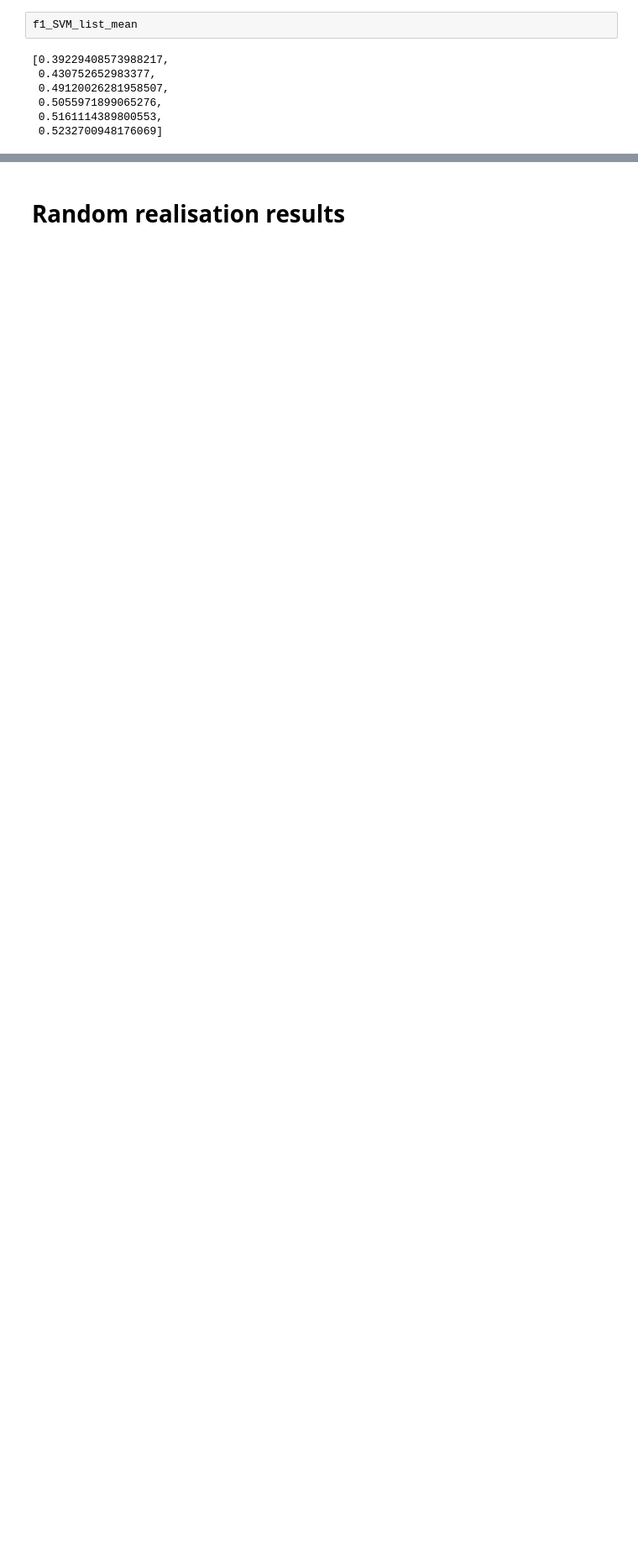
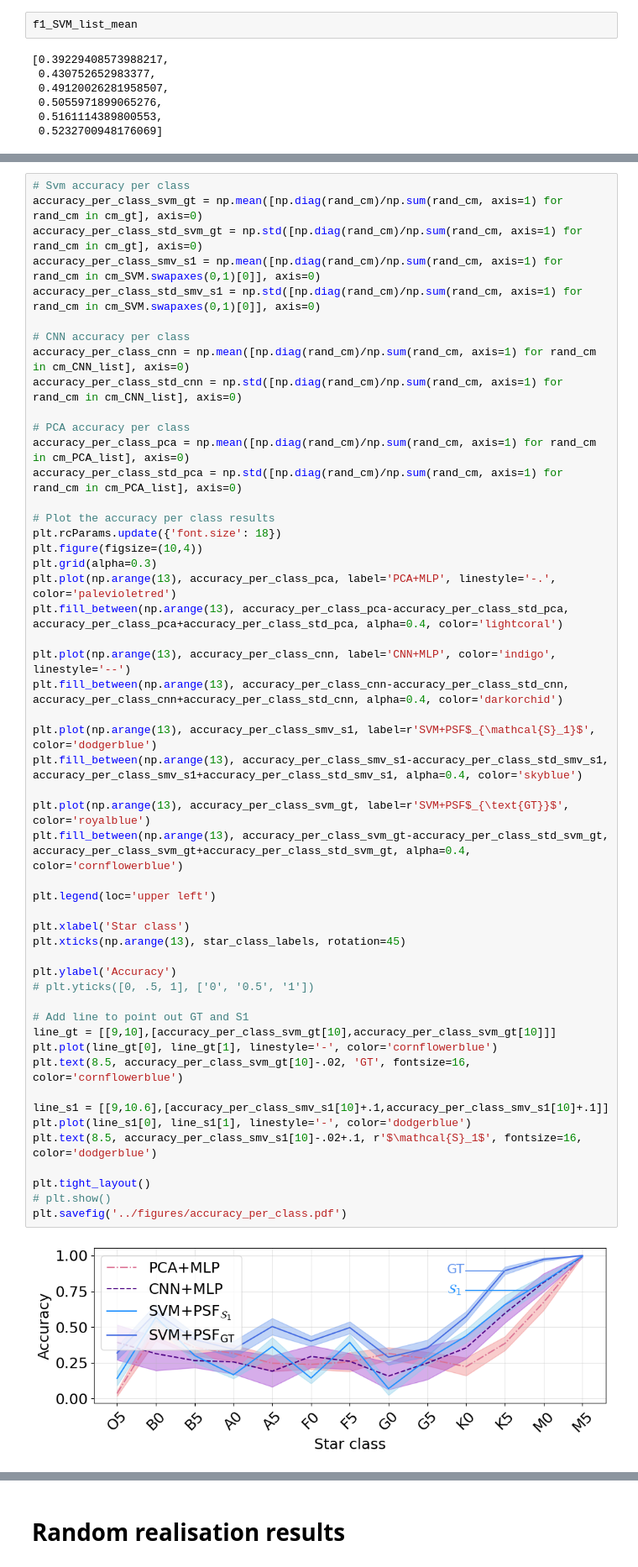
Before and after one commit to CentofantiEze/sed_spectral_classification, a Jupyter notebook: notebooks/classifiers/svm_classifier_data_002.ipynb, the cells around one changed output, grey strips where cells are left out. Shown at 84% size. Drawn from its saved outputs; the diff is of its cells as text; blank space fills up the shorter version.

```diff
--- a/notebooks/classifiers/svm_classifier_data_002.ipynb
+++ b/notebooks/classifiers/svm_classifier_data_002.ipynb
@@ -547,0 +577,53 @@ plt.savefig('../figures/f1_score.pdf')
+# %%
+# Svm accuracy per class
+accuracy_per_class_svm_gt = np.mean([np.diag(rand_cm)/np.sum(rand_cm, axis=1) for rand_cm in cm_gt], axis=0)
+accuracy_per_class_std_svm_gt = np.std([np.diag(rand_cm)/np.sum(rand_cm, axis=1) for rand_cm in cm_gt], axis=0)
+accuracy_per_class_smv_s1 = np.mean([np.diag(rand_cm)/np.sum(rand_cm, axis=1) for rand_cm in cm_SVM.swapaxes(0,1)[0]], axis=0)
+accuracy_per_class_std_smv_s1 = np.std([np.diag(rand_cm)/np.sum(rand_cm, axis=1) for rand_cm in cm_SVM.swapaxes(0,1)[0]], axis=0)
+
+# CNN accuracy per class
+accuracy_per_class_cnn = np.mean([np.diag(rand_cm)/np.sum(rand_cm, axis=1) for rand_cm in cm_CNN_list], axis=0)
+accuracy_per_class_std_cnn = np.std([np.diag(rand_cm)/np.sum(rand_cm, axis=1) for rand_cm in cm_CNN_list], axis=0)
+
+# PCA accuracy per class
+accuracy_per_class_pca = np.mean([np.diag(rand_cm)/np.sum(rand_cm, axis=1) for rand_cm in cm_PCA_list], axis=0)
+accuracy_per_class_std_pca = np.std([np.diag(rand_cm)/np.sum(rand_cm, axis=1) for rand_cm in cm_PCA_list], axis=0)
+
+# Plot the accuracy per class results
+plt.rcParams.update({'font.size': 18})
+plt.figure(figsize=(10,4))
+plt.grid(alpha=0.3)
+plt.plot(np.arange(13), accuracy_per_class_pca, label='PCA+MLP', linestyle='-.', color='palevioletred')
+plt.fill_between(np.arange(13), accuracy_per_class_pca-accuracy_per_class_std_pca, accuracy_per_class_pca+accuracy_per_class_std_pca, alpha=0.4, color='lightcoral')
+
+plt.plot(np.arange(13), accuracy_per_class_cnn, label='CNN+MLP', color='indigo', linestyle='--')
+plt.fill_between(np.arange(13), accuracy_per_class_cnn-accuracy_per_class_std_cnn, accuracy_per_class_cnn+accuracy_per_class_std_cnn, alpha=0.4, color='darkorchid')
+
+plt.plot(np.arange(13), accuracy_per_class_smv_s1, label=r'SVM+PSF$_{\mathcal{S}_1}$', color='dodgerblue')
+plt.fill_between(np.arange(13), accuracy_per_class_smv_s1-accuracy_per_class_std_smv_s1, accuracy_per_class_smv_s1+accuracy_per_class_std_smv_s1, alpha=0.4, color='skyblue')
+
+plt.plot(np.arange(13), accuracy_per_class_svm_gt, label=r'SVM+PSF$_{\text{GT}}$', color='royalblue')
+plt.fill_between(np.arange(13), accuracy_per_class_svm_gt-accuracy_per_class_std_svm_gt, accuracy_per_class_svm_gt+accuracy_per_class_std_svm_gt, alpha=0.4, color='cornflowerblue')
+
+plt.legend(loc='upper left')
+
+plt.xlabel('Star class')
+plt.xticks(np.arange(13), star_class_labels, rotation=45)
+
+plt.ylabel('Accuracy')
+# plt.yticks([0, .5, 1], ['0', '0.5', '1'])
+
+# Add line to point out GT and S1
+line_gt = [[9,10],[accuracy_per_class_svm_gt[10],accuracy_per_class_svm_gt[10]]]
+plt.plot(line_gt[0], line_gt[1], linestyle='-', color='cornflowerblue')
+plt.text(8.5, accuracy_per_class_svm_gt[10]-.02, 'GT', fontsize=16, color='cornflowerblue')
+
+line_s1 = [[9,10.6],[accuracy_per_class_smv_s1[10]+.1,accuracy_per_class_smv_s1[10]+.1]]
+plt.plot(line_s1[0], line_s1[1], linestyle='-', color='dodgerblue')
+plt.text(8.5, accuracy_per_class_smv_s1[10]-.02+.1, r'$\mathcal{S}_1$', fontsize=16, color='dodgerblue')
+
+plt.tight_layout()
+# plt.show()
+plt.savefig('../figures/accuracy_per_class.pdf')
+# %% [output]
+[figure, added]
```
Also changed, not shown: parts of 21 cells of this notebook, 1 other file.
